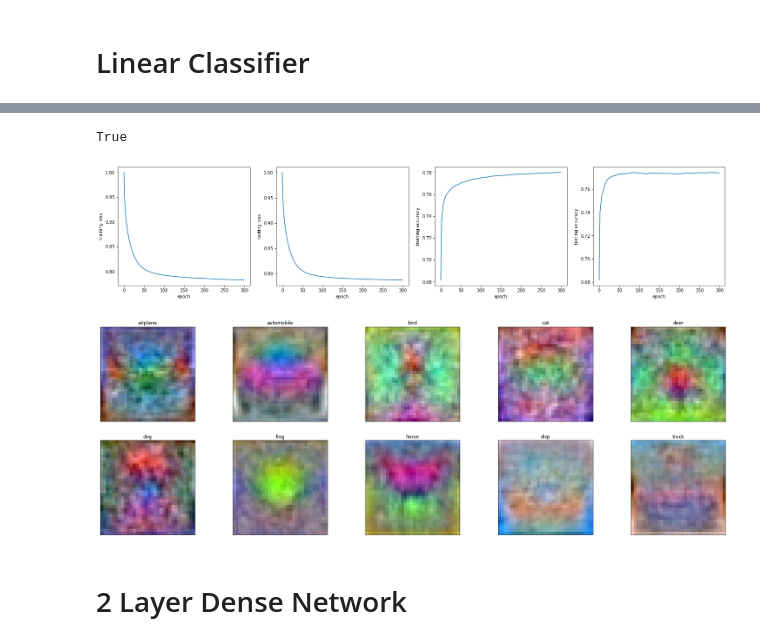
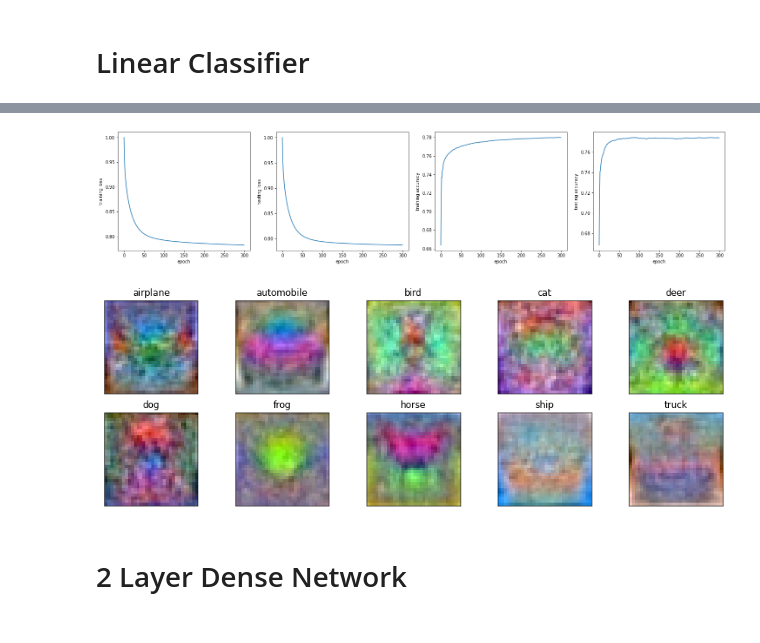
Before and after one commit to OshanJayawardana/Classification-Model-Comparison-CIFAR-10, a Jupyter notebook: A04_180437U.ipynb, the cells around one changed output, grey strips where cells are left out. Drawn from its saved outputs; the diff is of its cells as text; code cells hidden in the pictures.

```diff
--- a/A04_180437U.ipynb
+++ b/A04_180437U.ipynb
@@ -76,9 +76,12 @@ def preproc(norm,reshape):
 # Linear Classifier
 # %%
 # Defining linear Classifier function
-def linclas(x_train,y_train,x_test,y_test,K,Din,lr,lr_decay,reg):
+def linclas(x_train,y_train,x_test,y_test,lr,lr_decay,reg):
     Ntr = x_train.shape[0] # Number of training data
     Nte = x_test.shape[0] # Number of testing data
+    Din = x_test.shape[1]
+    K = y_test.shape[1]
+    batch_size=x_train.shape[0]
 
     loss_history = []
     loss_history_test = []
@@ -133,11 +136,11 @@ def linclas(x_train,y_train,x_test,y_test,K,Din,lr,lr_decay,reg):
 # %%
 #defining parameters and running the linear classifier
 iterations = 300
-lr = 1.5e-2
+lr = 1.4e-2
 lr_decay= 0.999
 reg = 5e-6 #lamda(regularization constant for the loss function)
 x_train,y_train,x_test,y_test=preproc(norm=True,reshape=True)
-w1,b1,loss_history,loss_history_test,train_acc_history,val_acc_history=linclas(x_train,y_train,x_test,y_test,K,Din,lr,lr_decay,reg)
+w1,b1,loss_history,loss_history_test,train_acc_history,val_acc_history=linclas(x_train,y_train,x_test,y_test,lr,lr_decay,reg)
 # %% [output]
 x_train: (50000, 3072)
 x_test: (10000, 3072)
@@ -160,26 +163,25 @@ epoch 290/300: loss= nan-- ,test loss= nan--,train accracy= 0.550000--, test acc
 # ploting metrics
 graphs(loss_history,loss_history_test,train_acc_history,val_acc_history,"linear classifier")
 # %% [output]
-True
-[figure, old version]
+[figure, new version]
 # %%
 images=[]
 titles=['airplane','automobile','bird','cat','deer','dog','frog','horse','ship','truck']
 for i in range(w1.shape[1]):
     temp=np.reshape(w1[:,i]*255,(32,32,3))
     temp=cv.normalize(temp, None, 0, 255, cv.NORM_MINMAX, cv.CV_8U)
     images.append(temp)
-fig,ax=plt.subplots(2,5,figsize=(30,10))
+fig,ax=plt.subplots(2,5,figsize=(15,5))
 for i in range(2):
     for j in range(5):
         ax[i,j].imshow(images[i*5+j],vmin=0,vmax=255)
         ax[i,j].set_xticks([])
         ax[i,j].set_yticks([])
         ax[i,j].set_title(titles[i*5+j])
 plt.show()
 fig.savefig("w1_images.png",transparent=True)
 # %% [output]
-[figure, old version]
+[figure, new version]
 # %% [markdown]
 # 2 Layer Dense Network
 # %%
```
Also changed, not shown: parts of 3 cells of this notebook, 4 other files.
